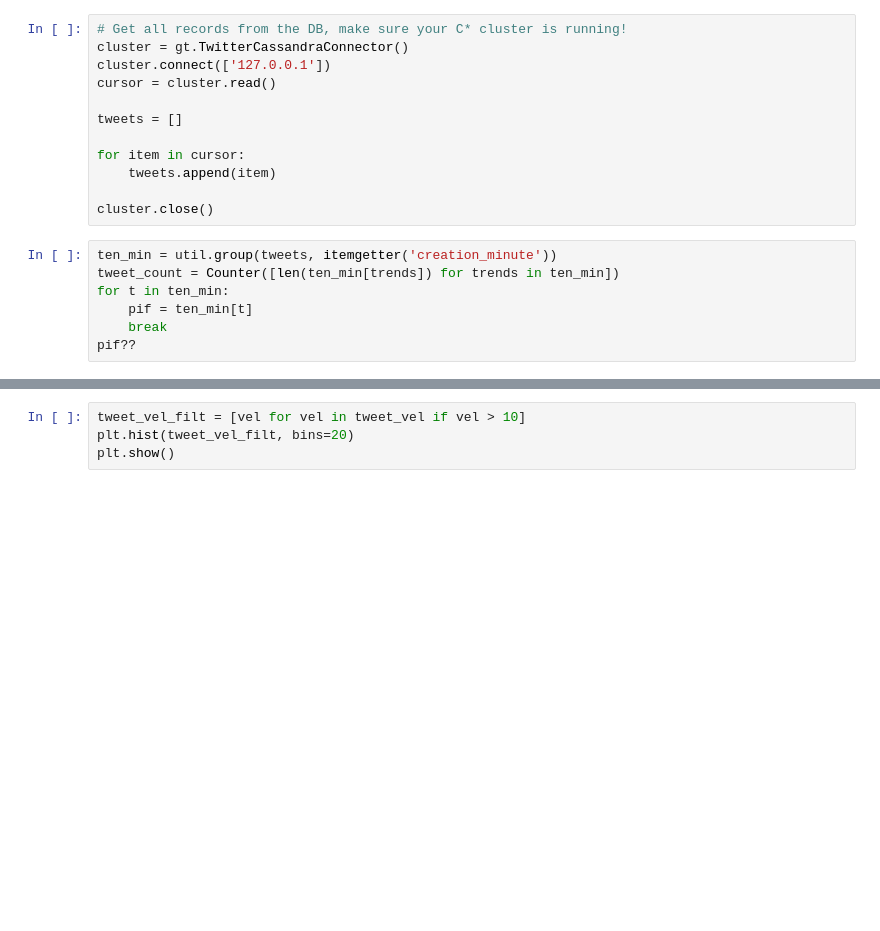
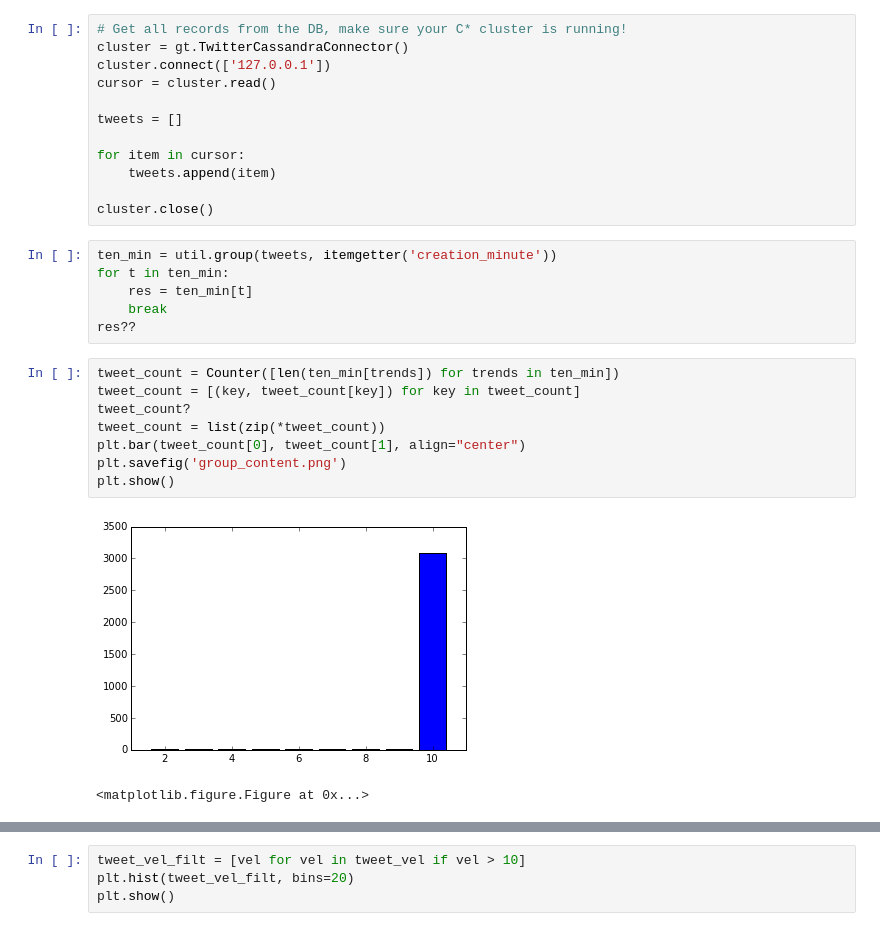
Before and after one commit to simone-trubian/blog-posts, a Jupyter notebook: Twitter/Twitter.ipynb, the cells around one changed output, grey strips where cells are left out. Saved outputs shown, nothing was run; the diff lists cells and outputs as text; blank space fills up the shorter version.

Commit message:
Inspecting and plotting ten minutes groups.

```diff
--- a/Twitter/Twitter.ipynb
+++ b/Twitter/Twitter.ipynb
@@ -31,9 +31,19 @@ for item in cursor:
 cluster.close()
 # %%
 ten_min = util.group(tweets, itemgetter('creation_minute'))
-tweet_count = Counter([len(ten_min[trends]) for trends in ten_min])
 for t in ten_min:
-    pif = ten_min[t]
+    res = ten_min[t]
     break
-pif??
+res??
+# %%
+tweet_count = Counter([len(ten_min[trends]) for trends in ten_min])
+tweet_count = [(key, tweet_count[key]) for key in tweet_count]
+tweet_count?
+tweet_count = list(zip(*tweet_count))
+plt.bar(tweet_count[0], tweet_count[1], align="center")
+plt.savefig('group_content.png')
+plt.show()
+# %% [output]
+[figure, added]
+<matplotlib.figure.Figure at 0x...>
 # %%
```
Also changed, not shown: parts of 1 cell of this notebook, 1 other file.
